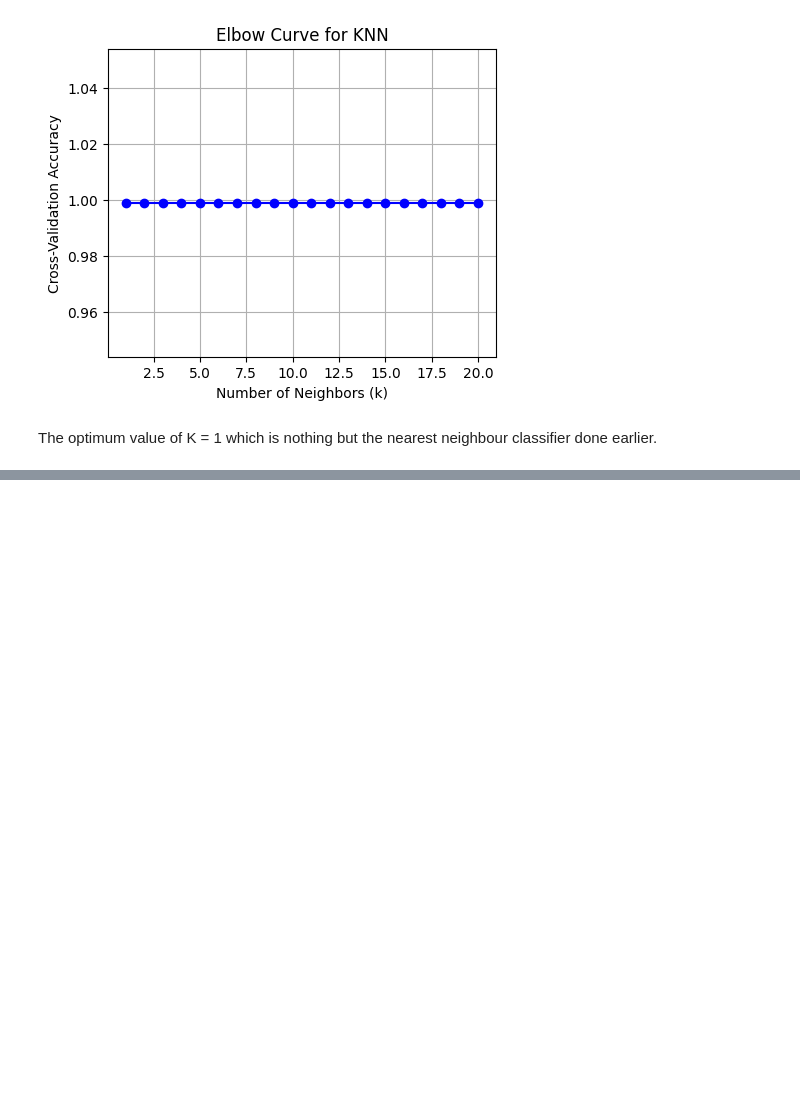
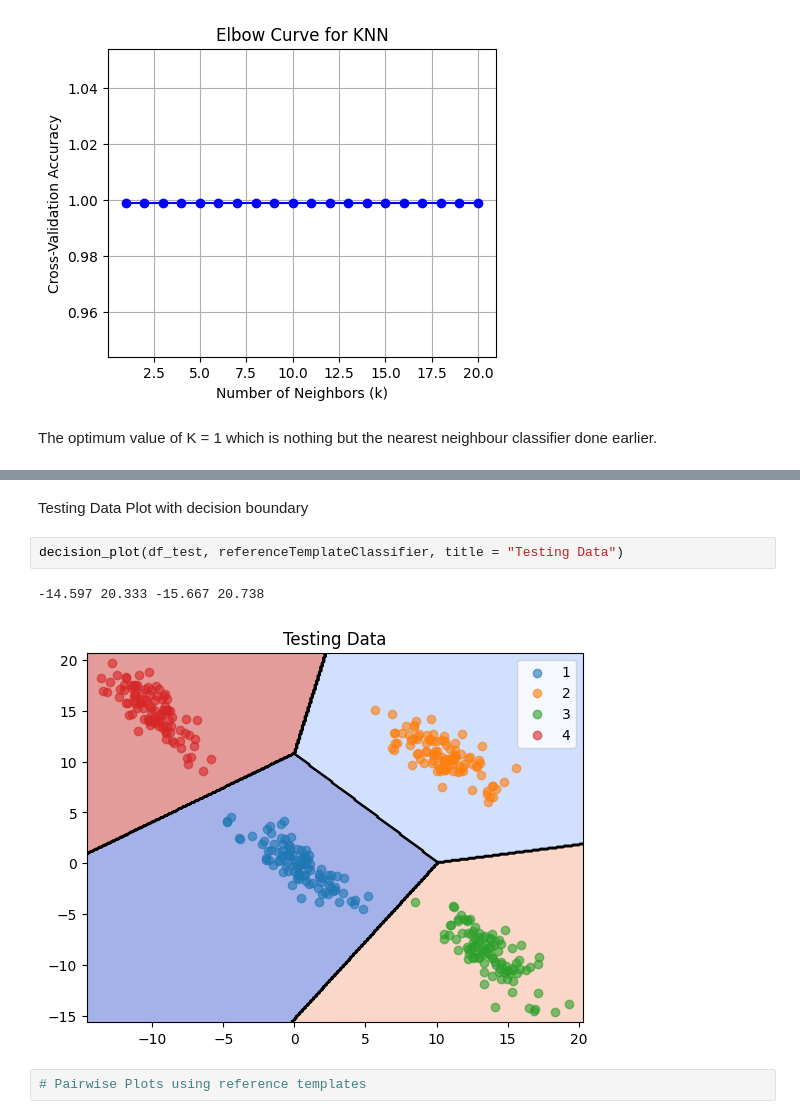
Before and after one commit to amankushwaha25/CS401-IML-Assignment, a Jupyter notebook: LinearSeparable.ipynb, the cells around one changed output, grey strips where cells are left out. Drawn from its saved outputs; the diff is of its cells as text; blank space fills up the shorter version.

```diff
--- a/LinearSeparable.ipynb
+++ b/LinearSeparable.ipynb
@@ -265,0 +309,9 @@ which is nothing but the nearest neighbour classifier done earlier.
+# %% [markdown]
+Testing Data Plot with decision boundary
+# %%
+decision_plot(df_test, referenceTemplateClassifier, title = "Testing Data")
+# %% [output]
+-14.597 20.333 -15.667 20.738
+[figure, added]
+# %%
+# Pairwise Plots using reference templates
```
Also changed, not shown: parts of 10 cells of this notebook, 2 other files.
